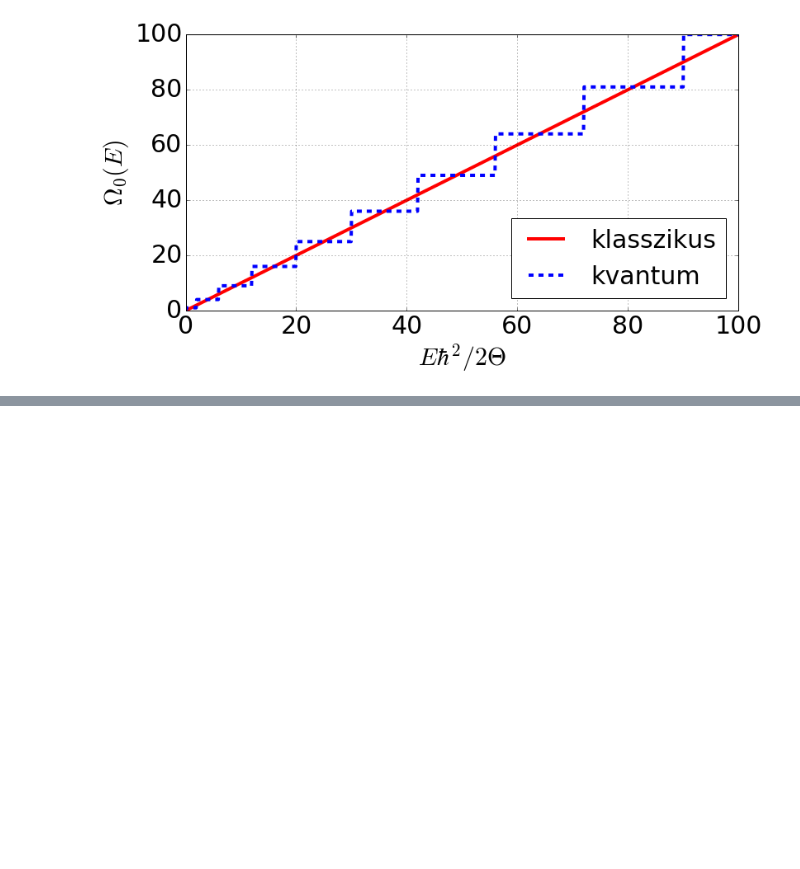
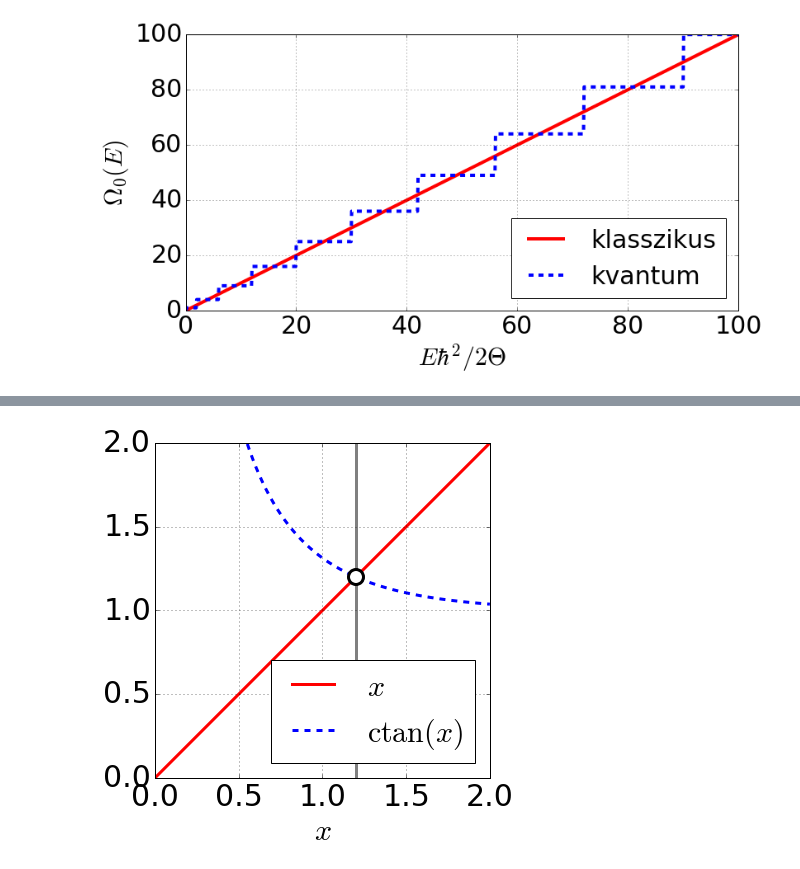
Before and after one commit to oroszl/statfiz-gyak, a Jupyter notebook: Fig/02-Mikrokanonikus.ipynb, the cells around one changed output, grey strips where cells are left out. Saved outputs shown, nothing was run; the diff lists cells and outputs as text; code cells hidden in the pictures; blank space fills up the shorter version.

```diff
--- a/Fig/02-Mikrokanonikus.ipynb
+++ b/Fig/02-Mikrokanonikus.ipynb
@@ -48,0 +94,21 @@ savefig('rotator_Omega.png',pad_inches=0.0,bbox_inches='tight')
+# %%
+import sympy
+a=sympy.symbols('a')
+# %%
+x0=float(sympy.nsolve(a-1/sympy.tanh(a),a,0))
+x=linspace(0.00001,2,1000)
+figure(figsize=(6,6))
+plot(x,x,'r-',lw=3,label=r'$x$')
+plot(x,1/tanh(x),'b--',lw=3,label=r'$\mathrm{ctan}(x)$')
+plot([x0,x0],[0,2],'gray',lw=3)
+plot(x0,x0,'o',mec='black',mfc='white',markersize=15,markeredgewidth=3)
+
+legend(fontsize=fs,loc='lower right')
+ylim(0,2)
+grid()
+xlabel(r'$x$',fontsize=fs)
+xticks(fontsize=fs)
+#ylabel(r'$k_\mathrm{B}T/2\varepsilon$',fontsize=fs)
+yticks(fontsize=fs);
+# %% [output]
+[figure, added]
```
Also changed, not shown: parts of 13 cells of this notebook, 8 other files.
